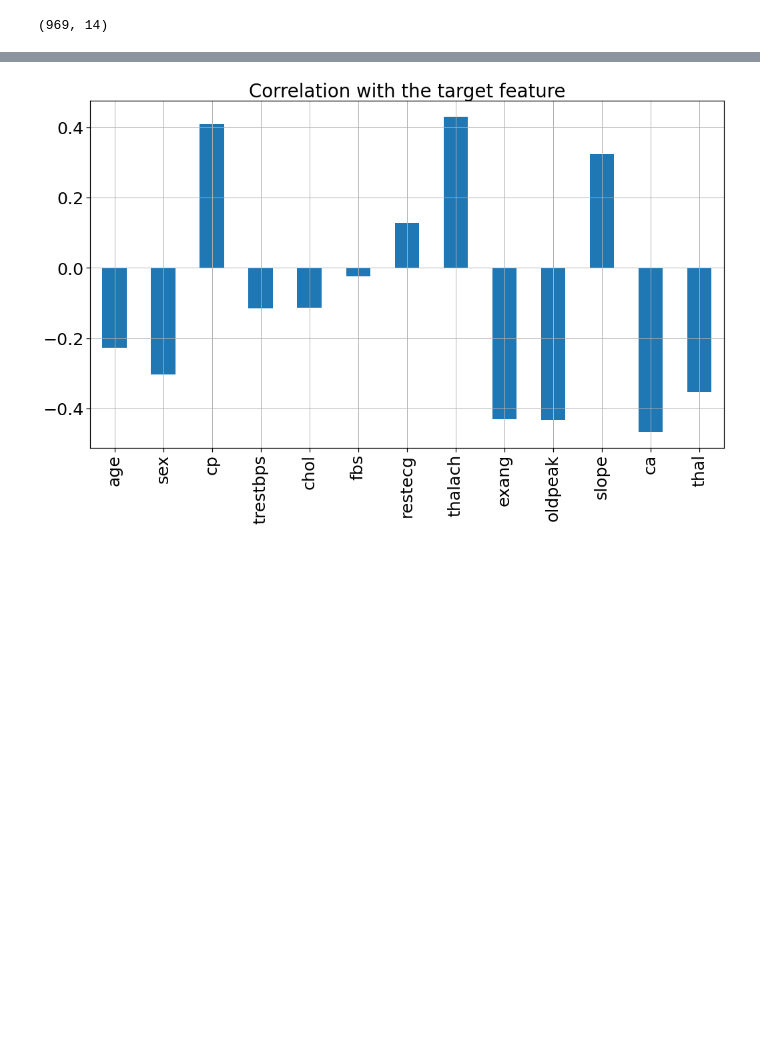
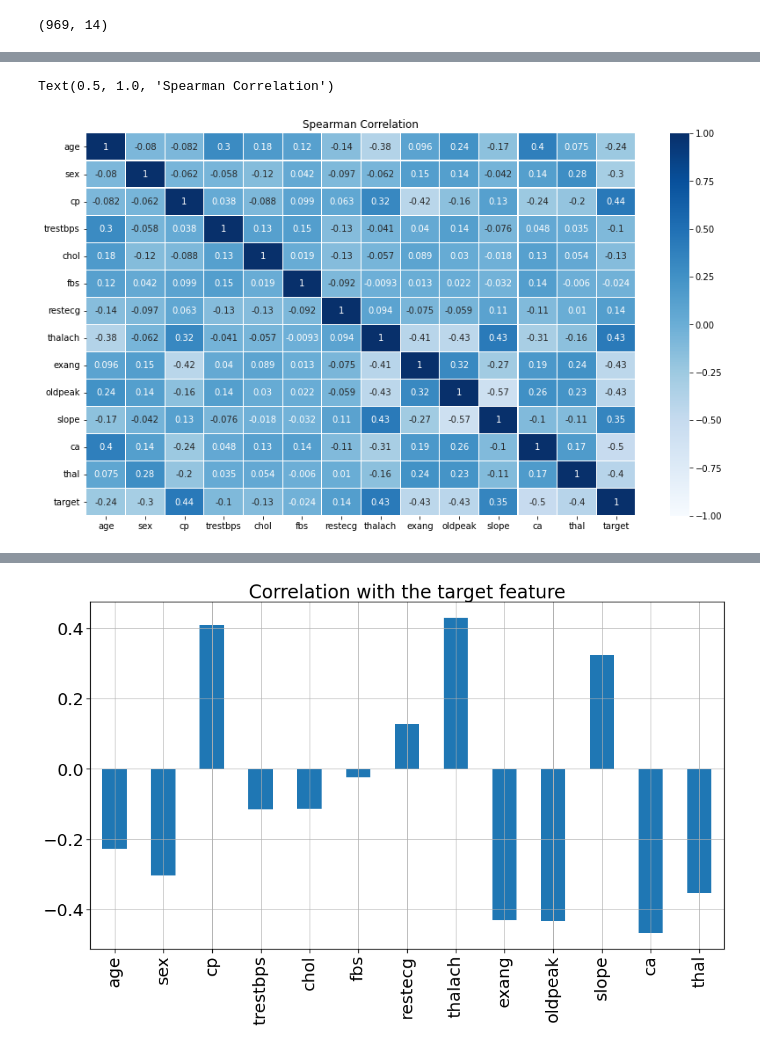
Before and after one commit to masp42/Crisp_DM_CA, a Jupyter notebook: Heart_Disease_Prediction_CA.ipynb, the cells around one changed output, grey strips where cells are left out. Saved outputs shown, nothing was run; the diff lists cells and outputs as text; code cells hidden in the pictures; blank space fills up the shorter version.

```diff
--- a/Heart_Disease_Prediction_CA.ipynb
+++ b/Heart_Disease_Prediction_CA.ipynb
@@ -262,0 +261,9 @@ Text(0.5, 1.0, 'Pearson Correlation')
+# %%
+# Made by Marcelo Pugliesi
+# Spearman Correlation
+fig = plt.subplots(figsize=(14,8))
+sns.heatmap(spearmanCorr, vmin=-1,vmax=1, cmap = "Blues", annot=True, linewidth=0.1)
+plt.title("Spearman Correlation")
+# %% [output]
+Text(0.5, 1.0, 'Spearman Correlation')
+[figure, added]
```
Also changed, not shown: parts of 24 cells of this notebook.
